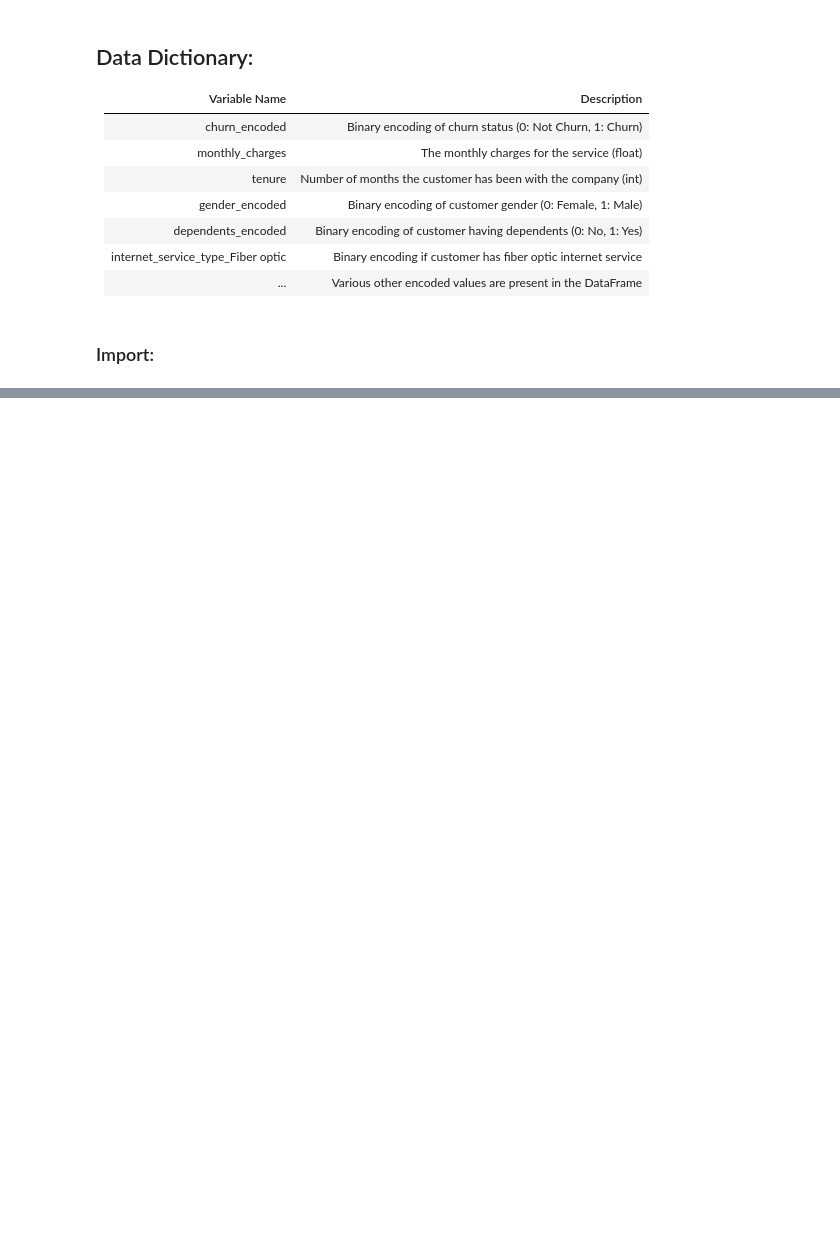
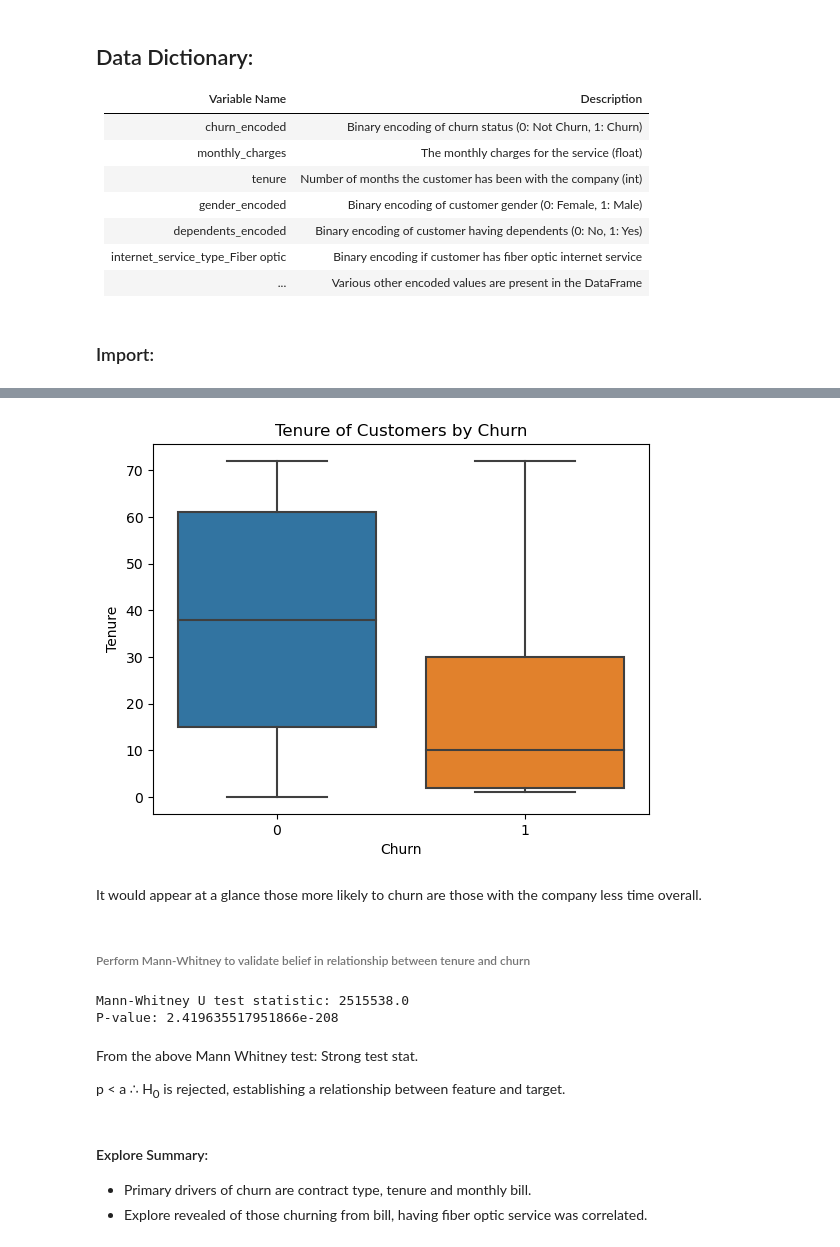
Before and after one commit to JAJCole/classification-project, a Jupyter notebook: final-notebook.ipynb, the cells around one changed output, grey strips where cells are left out. Saved outputs shown, nothing was run; the diff lists cells and outputs as text; code cells hidden in the pictures; blank space fills up the shorter version.

```diff
--- a/final-notebook.ipynb
+++ b/final-notebook.ipynb
@@ -51,0 +172,24 @@ warnings.filterwarnings("ignore")
+# %%
+# call visualization
+vis_3()
+# %% [output]
+[figure, added]
+# %% [markdown]
+It would appear at a glance those more likely to churn are those with the company less time overall.
+# %% [markdown]
+###### Perform Mann-Whitney to validate belief in relationship between tenure and churn
+# %%
+# call fx for analysis
+m_w_2()
+# %% [output]
+Mann-Whitney U test statistic: 2515538.0
+P-value: 2.419635517951866e-208
+# %% [markdown]
+From the above Mann Whitney test:
+Strong test stat.
+
+p < a  &there4;  H<sub>0</sub> is rejected, establishing a relationship between feature and target.
+# %% [markdown]
+#### Explore Summary:
+* Primary drivers of churn are contract type, tenure and monthly bill.
+* Explore revealed of those churning from bill, having fiber optic service was correlated.
```
Also changed, not shown: parts of 36 cells of this notebook.
